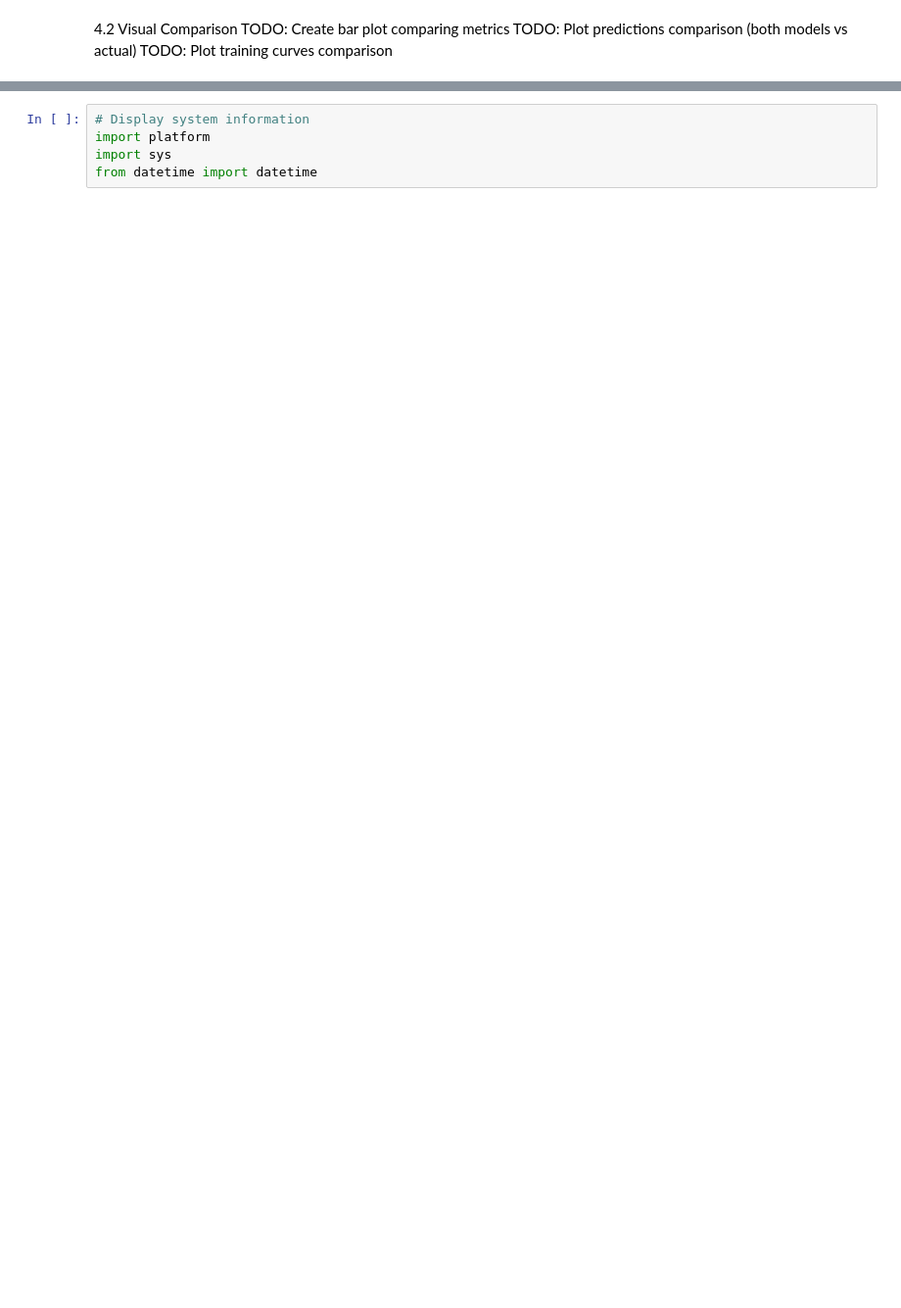
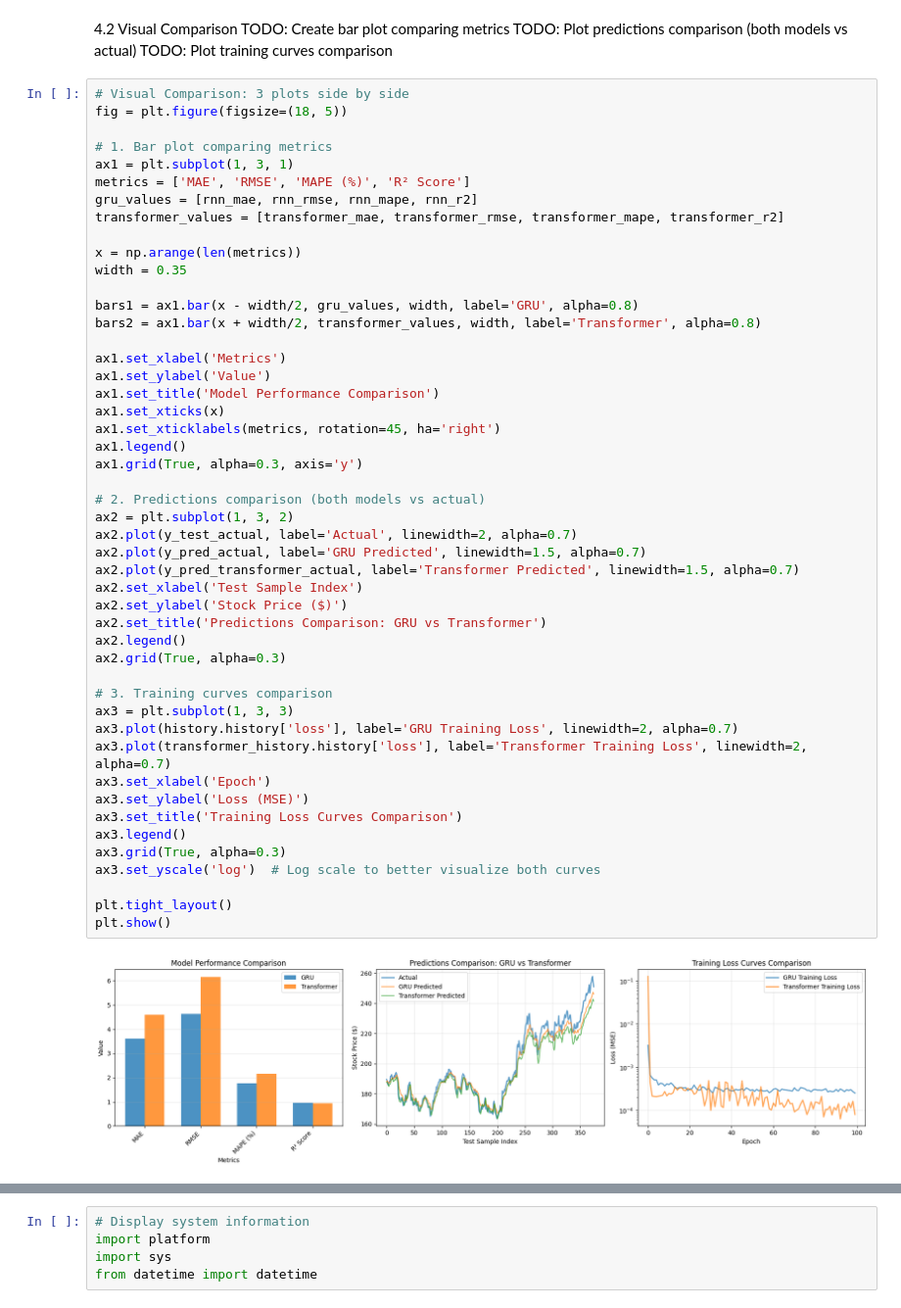
Before and after one commit to 2025AA05686/rnn, a Jupyter notebook: 2025AA05686_rnn_assignment.ipynb, the cells around one changed output, grey strips where cells are left out. Shown at 98% size. Cells and saved outputs as stored; diff of their text form; blank space fills up the shorter version.

```diff
--- a/2025AA05686_rnn_assignment.ipynb
+++ b/2025AA05686_rnn_assignment.ipynb
@@ -913,6 +928,56 @@ print("="*70)
 TODO: Create bar plot comparing metrics
 TODO: Plot predictions comparison (both models vs actual)
 TODO: Plot training curves comparison
+# %%
+# Visual Comparison: 3 plots side by side
+fig = plt.figure(figsize=(18, 5))
+
+# 1. Bar plot comparing metrics
+ax1 = plt.subplot(1, 3, 1)
+metrics = ['MAE', 'RMSE', 'MAPE (%)', 'R² Score']
+gru_values = [rnn_mae, rnn_rmse, rnn_mape, rnn_r2]
+transformer_values = [transformer_mae, transformer_rmse, transformer_mape, transformer_r2]
+
+x = np.arange(len(metrics))
+width = 0.35
+
+bars1 = ax1.bar(x - width/2, gru_values, width, label='GRU', alpha=0.8)
+bars2 = ax1.bar(x + width/2, transformer_values, width, label='Transformer', alpha=0.8)
+
+ax1.set_xlabel('Metrics')
+ax1.set_ylabel('Value')
+ax1.set_title('Model Performance Comparison')
+ax1.set_xticks(x)
+ax1.set_xticklabels(metrics, rotation=45, ha='right')
+ax1.legend()
+ax1.grid(True, alpha=0.3, axis='y')
+
+# 2. Predictions comparison (both models vs actual)
+ax2 = plt.subplot(1, 3, 2)
+ax2.plot(y_test_actual, label='Actual', linewidth=2, alpha=0.7)
+ax2.plot(y_pred_actual, label='GRU Predicted', linewidth=1.5, alpha=0.7)
+ax2.plot(y_pred_transformer_actual, label='Transformer Predicted', linewidth=1.5, alpha=0.7)
+ax2.set_xlabel('Test Sample Index')
+ax2.set_ylabel('Stock Price ($)')
+ax2.set_title('Predictions Comparison: GRU vs Transformer')
+ax2.legend()
+ax2.grid(True, alpha=0.3)
+
+# 3. Training curves comparison
+ax3 = plt.subplot(1, 3, 3)
+ax3.plot(history.history['loss'], label='GRU Training Loss', linewidth=2, alpha=0.7)
+ax3.plot(transformer_history.history['loss'], label='Transformer Training Loss', linewidth=2, alpha=0.7)
+ax3.set_xlabel('Epoch')
+ax3.set_ylabel('Loss (MSE)')
+ax3.set_title('Training Loss Curves Comparison')
+ax3.legend()
+ax3.grid(True, alpha=0.3)
+ax3.set_yscale('log')  # Log scale to better visualize both curves
+
+plt.tight_layout()
+plt.show()
+# %% [output]
+[figure, added]
 # %%
 """
 ================================================================================
```
Also changed, not shown: parts of 14 cells of this notebook, 1 other file.
